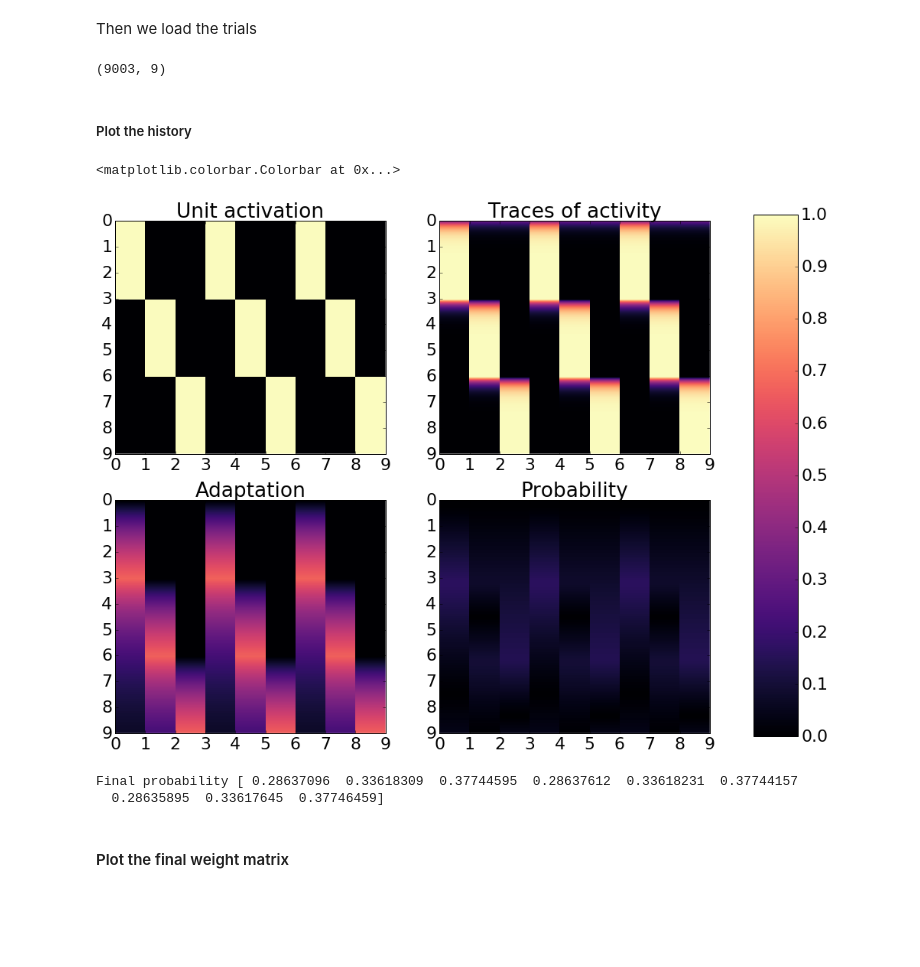
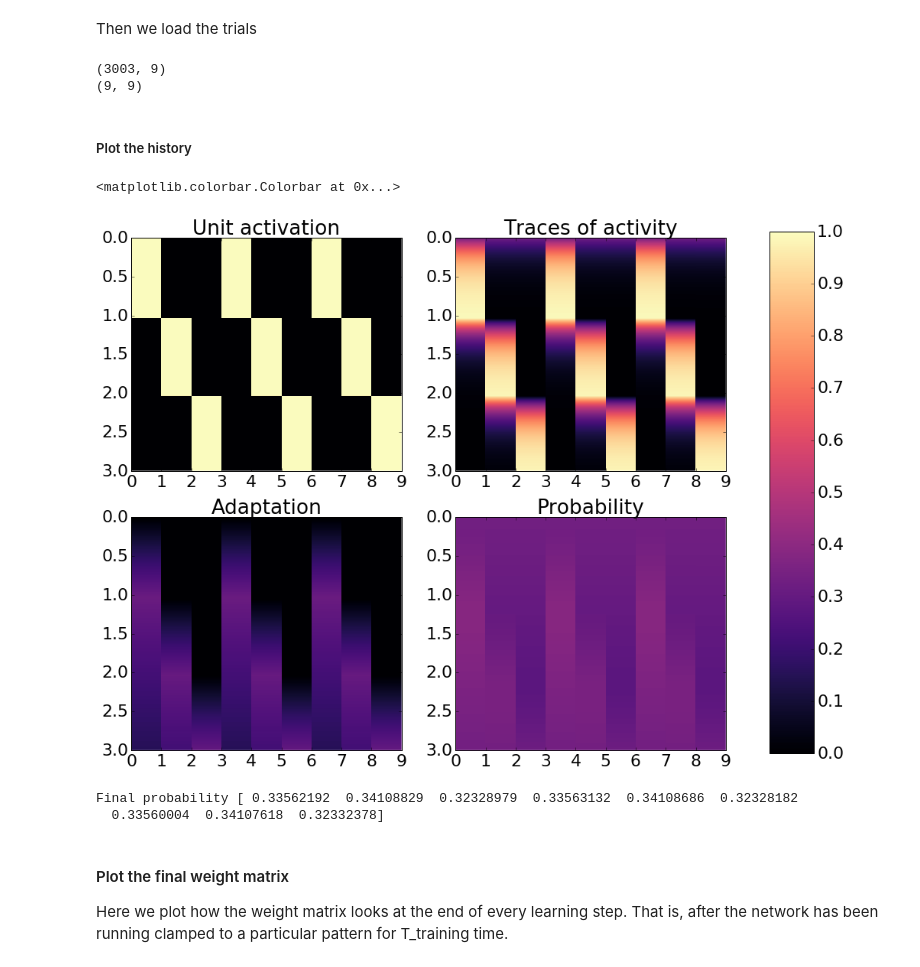
Before and after one commit to h-mayorquin/attractor_sequences, a Jupyter notebook: notebooks/2016-10-09(Time constant effects for learning in time).ipynb, the cells around one changed output. Saved outputs shown, nothing was run; the diff lists cells and outputs as text; code cells hidden in the pictures; blank space fills up the shorter version.

```diff
--- a/notebooks/2016-10-09(Time constant effects for learning in time).ipynb
+++ b/notebooks/2016-10-09(Time constant effects for learning in time).ipynb
@@ -50,7 +51,7 @@ beta_ideal = get_beta(p_ideal)
 
 dt = 0.001
 T_simulation = 2.0
-T_training = 3.0
+T_training = 1.0
 simulation_time = np.arange(0, T_simulation + dt, dt)
 training_time = np.arange(0, T_training + dt, dt)
 
@@ -89,48 +90,51 @@ w = history['w']
 adaptation = history['a']
 
 distance_p = np.abs(p_pre - p_ideal)
-distance_P = np.abs(p_co - P_ideal)
-distance_w = np.abs(w - w_ideal)
+distance_P = np.abs(p_co[-1, ...] - P_ideal)
+distance_w = np.abs(w[-1, ...] - w_ideal)
 print(distance_p.shape)
+print(distance_w.shape)
 # %% [output]
-(9003, 9)
+(3003, 9)
+(9, 9)
 # %% [markdown]
 ##### Plot the history
 # %%
 cmap = 'magma'
 extent = [0, minicolumns * hypercolumns, aux_counter * T_training, 0]
 
 fig = plt.figure(figsize=(16, 12))
 
 ax1 = fig.add_subplot(221)
 im1 = ax1.imshow(o, aspect='auto', interpolation='None', cmap=cmap, vmax=1, vmin=0, extent=extent)
 ax1.set_title('Unit activation')
 
 ax2 = fig.add_subplot(222)
 im2 = ax2.imshow(z_pre, aspect='auto', interpolation='None', cmap=cmap, vmax=1, vmin=0, extent=extent)
 ax2.set_title('Traces of activity')
 
 ax3 = fig.add_subplot(223)
 im3 = ax3.imshow(adaptation, aspect='auto', interpolation='None', cmap=cmap, vmax=1, vmin=0, extent=extent)
 ax3.set_title('Adaptation')
 
 ax4 = fig.add_subplot(224)
-im4 = ax4.imshow(distance_p, aspect='auto', interpolation='None', cmap=cmap, vmax=1, vmin=0, extent=extent)
+im4 = ax4.imshow(p_pre, aspect='auto', interpolation='None', cmap=cmap, vmax=1, vmin=0, extent=extent)
 ax4.set_title('Probability')
 
 fig.subplots_adjust(right=0.8)
 cbar_ax = fig.add_axes([0.85, 0.12, 0.05, 0.79])
 fig.colorbar(im1, cax=cbar_ax)
 # %% [output]
 <matplotlib.colorbar.Colorbar at 0x...>
-[figure, old version]
+[figure, new version]
 # %%
 print('Final probability', nn.p_pre)
 # %% [output]
-Final probability [ 0.28637096  0.33618309  0.37744595  0.28637612  0.33618231  0.37744157
-  0.28635895  0.33617645  0.37746459]
+Final probability [ 0.33562192  0.34108829  0.32328979  0.33563132  0.34108686  0.32328182
+  0.33560004  0.34107618  0.32332378]
-# %% [markdown]
-#### Plot the final weight matrix
+# %% [markdown]
+#### Plot the final weight matrix
+Here we plot how the weight matrix looks at the end of every learning step. That is, after the network has been running clamped to a particular pattern for T_training time.
 # %%
 cmap1 = 'coolwarm'
 cmap2 = 'magma'
```
Also changed, not shown: parts of 12 cells of this notebook, 2 other files.
